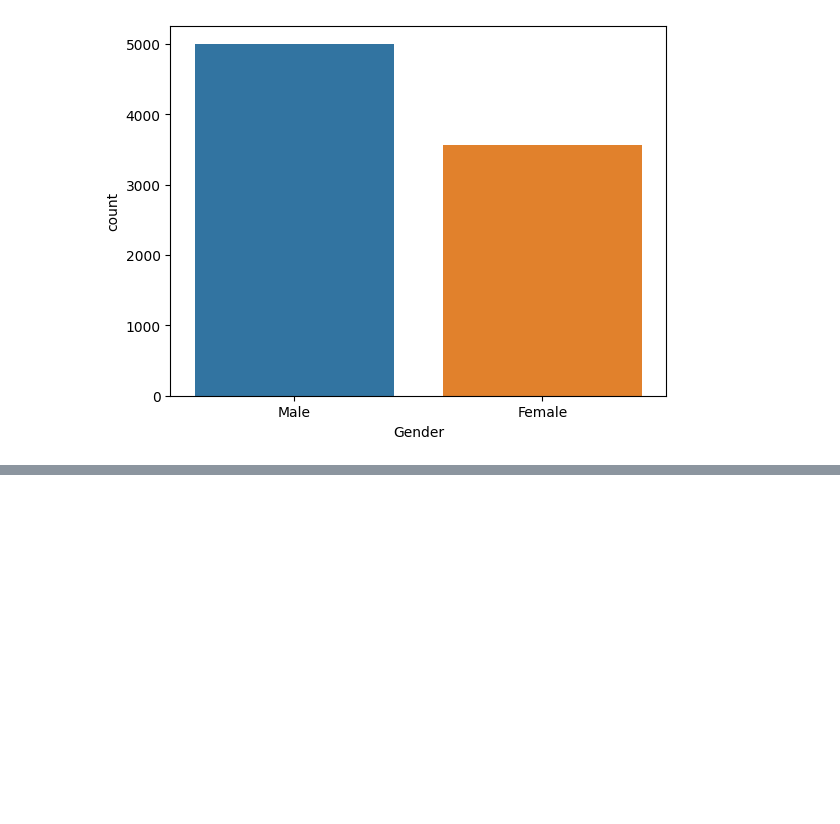
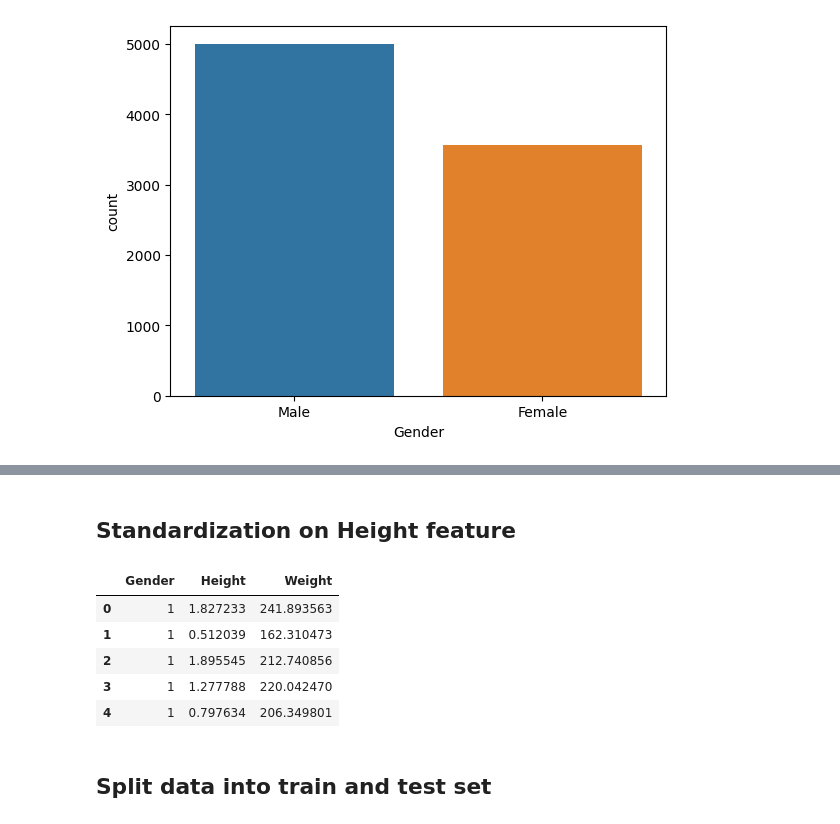
Before and after one commit to AltafUddin18/KNN-Class-9, a Jupyter notebook: knn-class-9.ipynb, the cells around one changed output, grey strips where cells are left out. Drawn from its saved outputs; the diff is of its cells as text; code cells hidden in the pictures; blank space fills up the shorter version.

```diff
--- a/knn-class-9.ipynb
+++ b/knn-class-9.ipynb
@@ -87,0 +115,17 @@ sns.countplot(x=df["Gender"] , data=df)
+# %% [markdown]
+## Standardization on Height feature
+# %%
+from sklearn.preprocessing import StandardScaler
+std = StandardScaler()
+col = ['Height']
+df1[col] = std.fit_transform(df1[col])
+df1.head()
+# %% [output]
+|  | Gender | Height | Weight |
+| 0 | 1 | 1.827233 | 241.893563 |
+| 1 | 1 | 0.512039 | 162.310473 |
+| 2 | 1 | 1.895545 | 212.740856 |
+| 3 | 1 | 1.277788 | 220.042470 |
+| 4 | 1 | 0.797634 | 206.349801 |
+# %% [markdown]
+## Split data into train and test set
```
Also changed, not shown: parts of 15 cells of this notebook.
